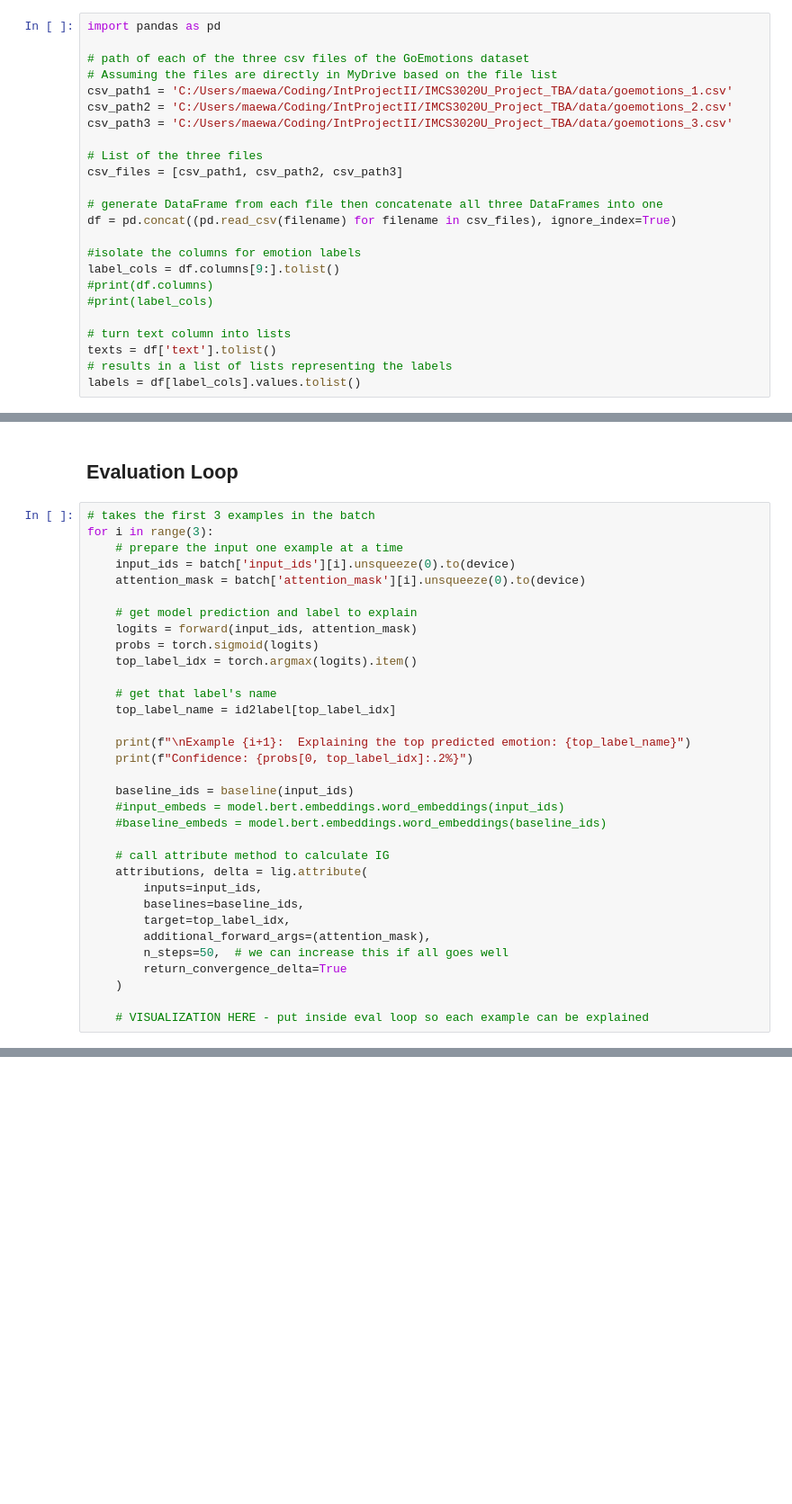
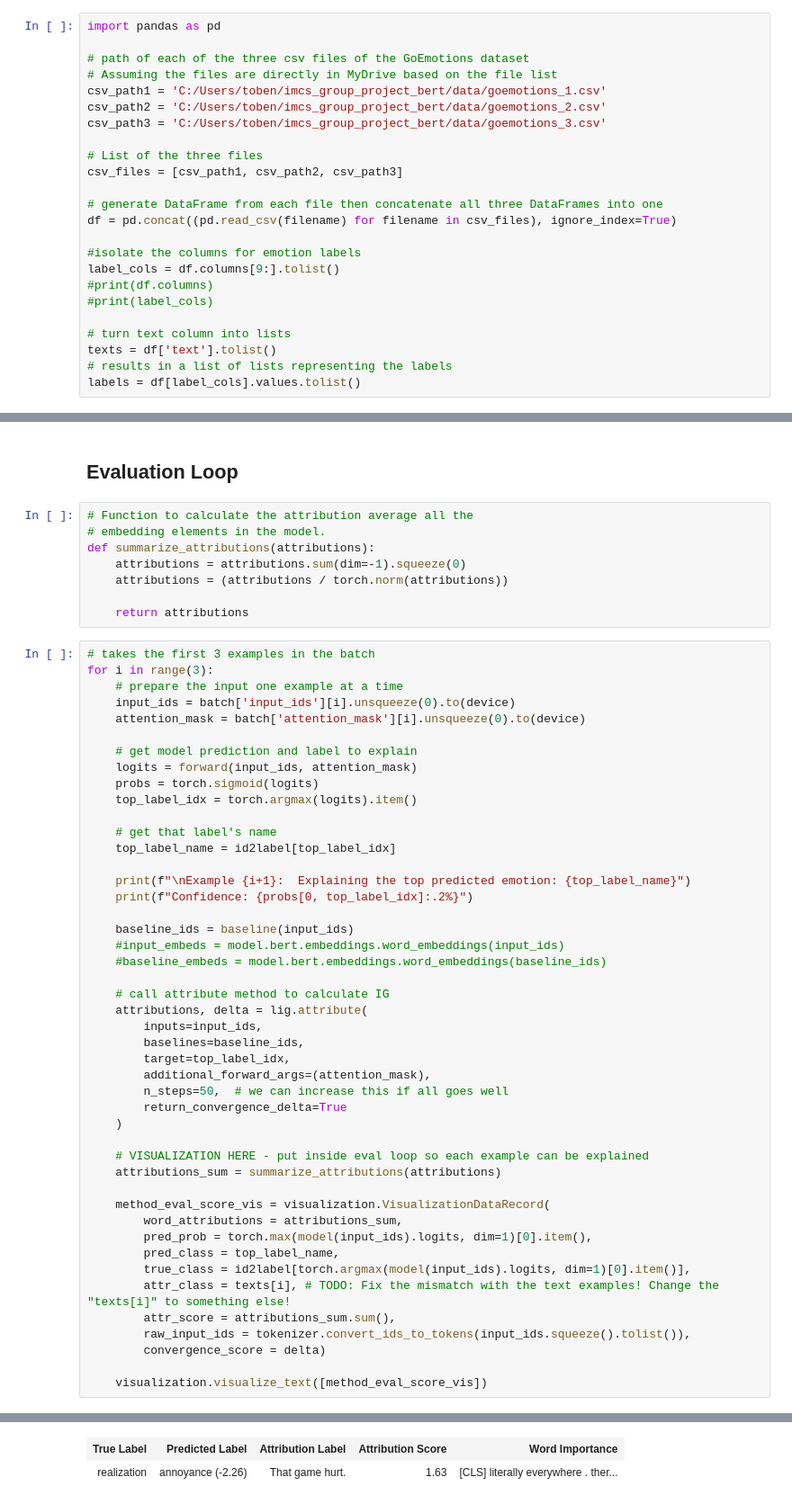
Before and after one commit to BERTsBagels/IMCS3020U_Project_EmotionClassification_Interpretability, a Jupyter notebook: notebooks/IG.ipynb, the cells around one changed output, grey strips where cells are left out. Shown at 90% size. Drawn from its saved outputs; the diff is of its cells as text; blank space fills up the shorter version.

Commit message:
Mostly finished the Integrated Gradients. All that needs to change is the value of 'attr_class'!

```diff
--- a/notebooks/IG.ipynb
+++ b/notebooks/IG.ipynb
@@ -20,9 +20,9 @@ import pandas as pd
 
 # path of each of the three csv files of the GoEmotions dataset
 # Assuming the files are directly in MyDrive based on the file list
-csv_path1 = 'C:/Users/maewa/Coding/IntProjectII/IMCS3020U_Project_TBA/data/goemotions_1.csv'
-csv_path2 = 'C:/Users/maewa/Coding/IntProjectII/IMCS3020U_Project_TBA/data/goemotions_2.csv'
-csv_path3 = 'C:/Users/maewa/Coding/IntProjectII/IMCS3020U_Project_TBA/data/goemotions_3.csv'
+csv_path1 = 'C:/Users/toben/imcs_group_project_bert/data/goemotions_1.csv'
+csv_path2 = 'C:/Users/toben/imcs_group_project_bert/data/goemotions_2.csv'
+csv_path3 = 'C:/Users/toben/imcs_group_project_bert/data/goemotions_3.csv'
 
 # List of the three files
 csv_files = [csv_path1, csv_path2, csv_path3]
@@ -278,6 +275,14 @@ def baseline(input_ids):
     return baseline_ids
 # %% [markdown]
 ## Evaluation Loop ##
+# %%
+# Function to calculate the attribution average all the
+# embedding elements in the model.
+def summarize_attributions(attributions):
+    attributions = attributions.sum(dim=-1).squeeze(0)
+    attributions = (attributions / torch.norm(attributions))
+
+    return attributions
 # %%
 # takes the first 3 examples in the batch
 for i in range(3):
@@ -311,6 +316,19 @@ for i in range(3):
     )
 
     # VISUALIZATION HERE - put inside eval loop so each example can be explained
+    attributions_sum = summarize_attributions(attributions)
+
+    method_eval_score_vis = visualization.VisualizationDataRecord(
+        word_attributions = attributions_sum,
+        pred_prob = torch.max(model(input_ids).logits, dim=1)[0].item(),
+        pred_class = top_label_name,
+        true_class = id2label[torch.argmax(model(input_ids).logits, dim=1)[0].item()],
+        attr_class = texts[i], # TODO: Fix the mismatch with the text examples! Change the "texts[i]" to something else!
+        attr_score = attributions_sum.sum(),
+        raw_input_ids = tokenizer.convert_ids_to_tokens(input_ids.squeeze().tolist()),
+        convergence_score = delta)
+
+    visualization.visualize_text([method_eval_score_vis])
 # %% [output]
 Example 1:  Explaining the top predicted emotion: annoyance
 Confidence: 22.75%
@@ -322,0 +336,2 @@ Confidence: 85.84%
+| True Label | Predicted Label | Attribution Label | Attribution Score | Word Importance |
+| realization | annoyance (-2.26) | That game hurt. | 1.63 | [CLS] literally everywhere . ther... |
```
Also changed, not shown: parts of 7 cells of this notebook, 2 other files.
